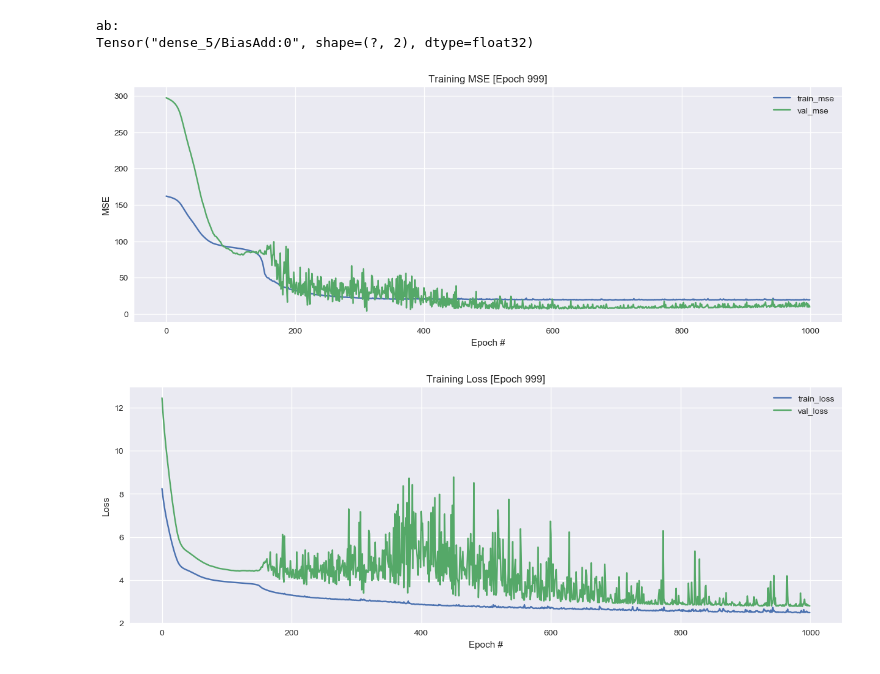
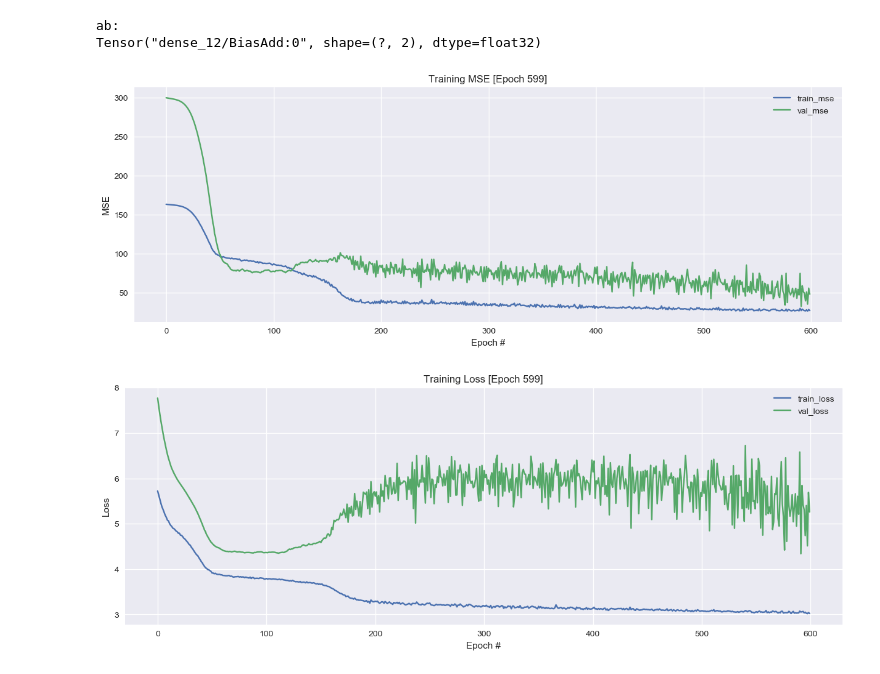
Before and after one commit to mateusz59861/praca_magisterska, a Jupyter notebook: notebooks/wtte_overfit.ipynb, the cells around one changed output. Drawn from its saved outputs; the diff is of its cells as text; code cells hidden in the pictures.

```diff
--- a/notebooks/wtte_overfit.ipynb
+++ b/notebooks/wtte_overfit.ipynb
@@ -129,27 +130,6 @@ np.set_printoptions(suppress=True, threshold=10000)
 
 # Configurable observation look-back period for each series
 max_time = 100
-# %%
-# Start building model
-model = Sequential()
-
-# Mask parts of the lookback period that are all zeros (i.e., unobserved) so they don't skew the model
-model.add(Masking(mask_value=0., input_shape=(max_time, 2)))
-
-# LSTM is just a common type of RNN. You could also try anything else (e.g., GRU).
-model.add(LSTM(20, input_shape=(None, 2)))
-
-# Apply the custom activation function mentioned above
-model.add(Activation('tanh'))
-
-# We need 2 neurons to output Alpha and Beta parameters for our Weibull distribution
-model.add(Dense(2))
-
-# Apply the custom activation function mentioned above
-model.add(Activation(activate))
-# %% [output]
-ab:
-Tensor("dense_5/BiasAdd:0", shape=(?, 2), dtype=float32)
 # %%
 # Prepare data
 data_x = load_file('D:/Praca Magisterska/nowe/stddevs/train_x.csv')
@@ -185,17 +165,43 @@ for i in range(data_x.shape[0]):
 
 # Split data to train/test
 X_train, X_test, y_train, y_test = train_test_split(out_x, data_y, test_size=0.3, shuffle=False)
+# %%
+# Start building model
+model = Sequential()
+
+# Mask parts of the lookback period that are all zeros (i.e., unobserved) so they don't skew the model
+model.add(Masking(mask_value=0., input_shape=(max_time, 2)))
+
+model.add(Dense(1))
+
+model.add(Dropout(0.3))
+
+# LSTM is just a common type of RNN. You could also try anything else (e.g., GRU).
+units = 20
+model.add(LSTM(units, input_shape=(None, 2)))
+
+# Apply the custom activation function mentioned above
+model.add(Activation('tanh'))
+
+# We need 2 neurons to output Alpha and Beta parameters for our Weibull distribution
+model.add(Dense(2))
+
+# Apply the custom activation function mentioned above
+model.add(Activation(activate))
+# %% [output]
+ab:
+Tensor("dense_12/BiasAdd:0", shape=(?, 2), dtype=float32)
 # %%
 # Use the discrete log-likelihood for Weibull survival data as our loss function
 model.compile(loss=weibull_loglik_discrete, optimizer=Adam(lr=0.0001), metrics=['mse'])
 print(model.summary())
 
 tbCallBack = TensorBoard(log_dir='./Graph', histogram_freq=0, write_graph=True, write_images=True)
 
 # Fit!
-model.fit(X_train, y_train, epochs=1000, batch_size=50, verbose=2, validation_data=(X_test, y_test), callbacks=[plot_losses], shuffle=True)
+model.fit(X_train, y_train, epochs=600, batch_size=50, verbose=2, validation_data=(X_test, y_test), callbacks=[plot_losses], shuffle=True)
 
 plt.style.use("default")
 # %% [output]
-[figure, old version]
+[figure, new version]
-[figure, old version]
+[figure, new version]
```
Also changed, not shown: parts of 7 cells of this notebook, 2 other files.
